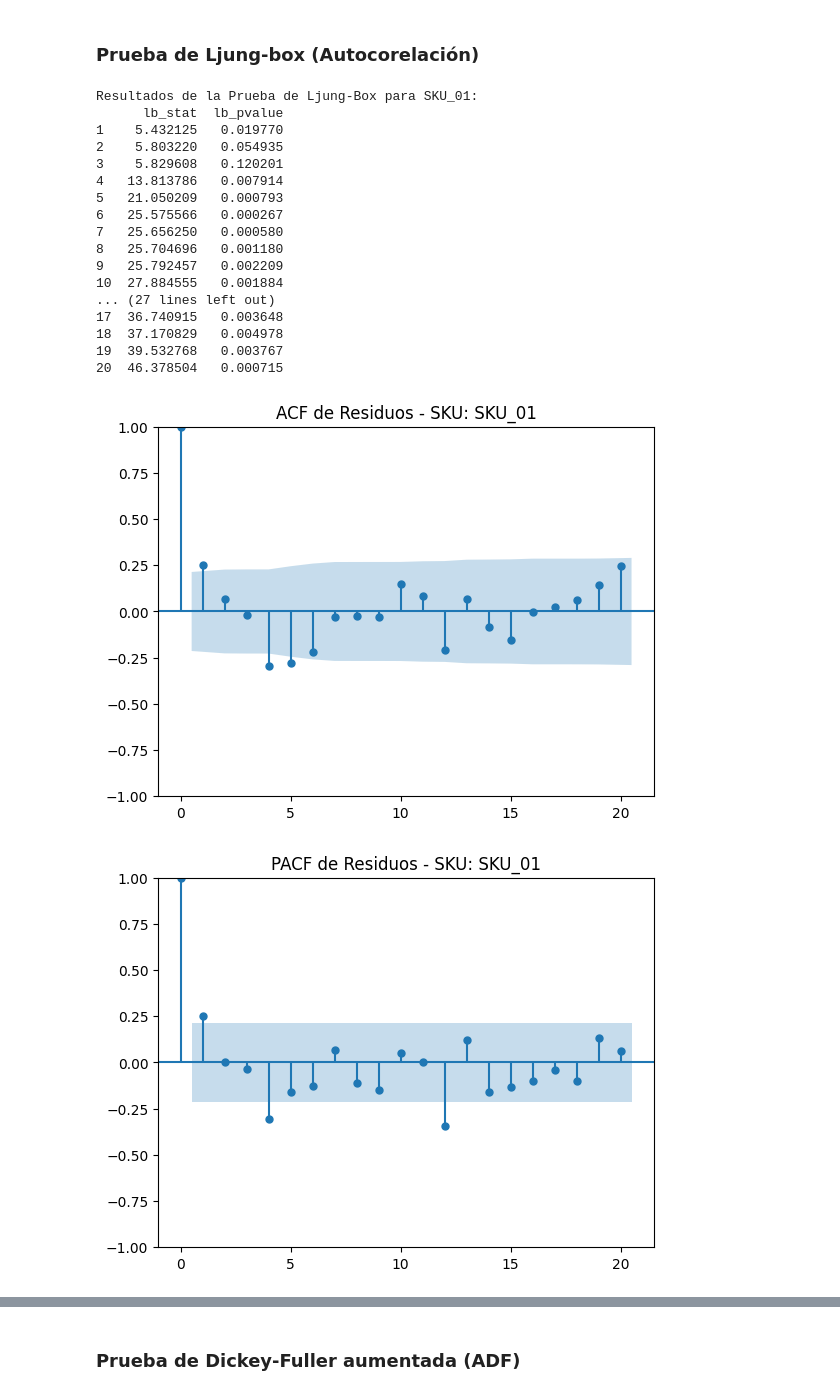
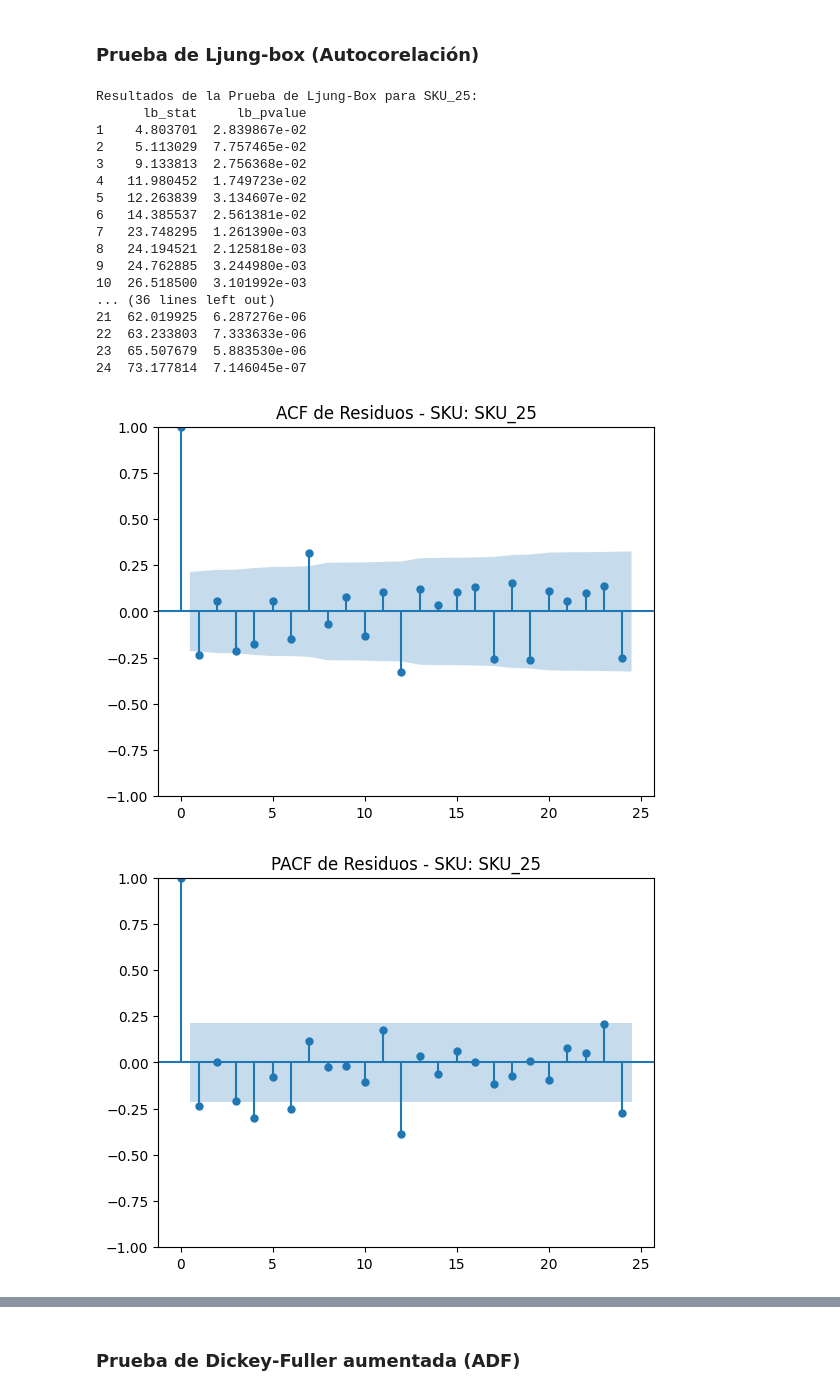
Before and after one commit to ncgiraldom/prueba_tq, a Jupyter notebook: notebooks/eda2.ipynb, the cells around one changed output, grey strips where cells are left out. Saved outputs shown, nothing was run; the diff lists cells and outputs as text; code cells hidden in the pictures.

```diff
--- a/notebooks/eda2.ipynb
+++ b/notebooks/eda2.ipynb
@@ -515,7 +515,7 @@ outliers_df.to_csv("C:/Users/norma/OneDrive/Tecnoquimicas TQ/prueba_tq/data/outl
 # %% [markdown]
 ### Prueba de Ljung-box (Autocorelación)
 # %%
-def analisis_ljung_box(data, sku, lags=20, periodo=12):
+def analisis_ljung_box(data, sku, lags=12, periodo=12):
     """
     Análisis completo para un SKU utilizando la prueba de Ljung-Box
     para verificar autocorrelación en los residuos después de la descomposición STL.
@@ -580,24 +580,24 @@ def analisis_ljung_box(data, sku, lags=20, periodo=12):
 
     return lb_test
 # %%
-resultado_ljung_box = analisis_ljung_box(data, sku='SKU_01', lags=20, periodo=12)
+resultado_ljung_box = analisis_ljung_box(data, sku='SKU_25', lags=24, periodo=12)
 # %% [output]
-Resultados de la Prueba de Ljung-Box para SKU_01:
-      lb_stat  lb_pvalue
-1    5.432125   0.019770
-2    5.803220   0.054935
-3    5.829608   0.120201
-4   13.813786   0.007914
-5   21.050209   0.000793
-6   25.575566   0.000267
-7   25.656250   0.000580
-8   25.704696   0.001180
-9   25.792457   0.002209
-10  27.884555   0.001884
-... (27 lines left out)
-17  36.740915   0.003648
-18  37.170829   0.004978
-19  39.532768   0.003767
-20  46.378504   0.000715
+Resultados de la Prueba de Ljung-Box para SKU_25:
+      lb_stat     lb_pvalue
+1    4.803701  2.839867e-02
+2    5.113029  7.757465e-02
+3    9.133813  2.756368e-02
+4   11.980452  1.749723e-02
+5   12.263839  3.134607e-02
+6   14.385537  2.561381e-02
+7   23.748295  1.261390e-03
+8   24.194521  2.125818e-03
+9   24.762885  3.244980e-03
+10  26.518500  3.101992e-03
+... (36 lines left out)
+21  62.019925  6.287276e-06
+22  63.233803  7.333633e-06
+23  65.507679  5.883530e-06
+24  73.177814  7.146045e-07
-[figure, old version]
+[figure, new version]
-[figure, old version]
+[figure, new version]
```
Also changed, not shown: parts of 11 cells of this notebook, 23 other files.
